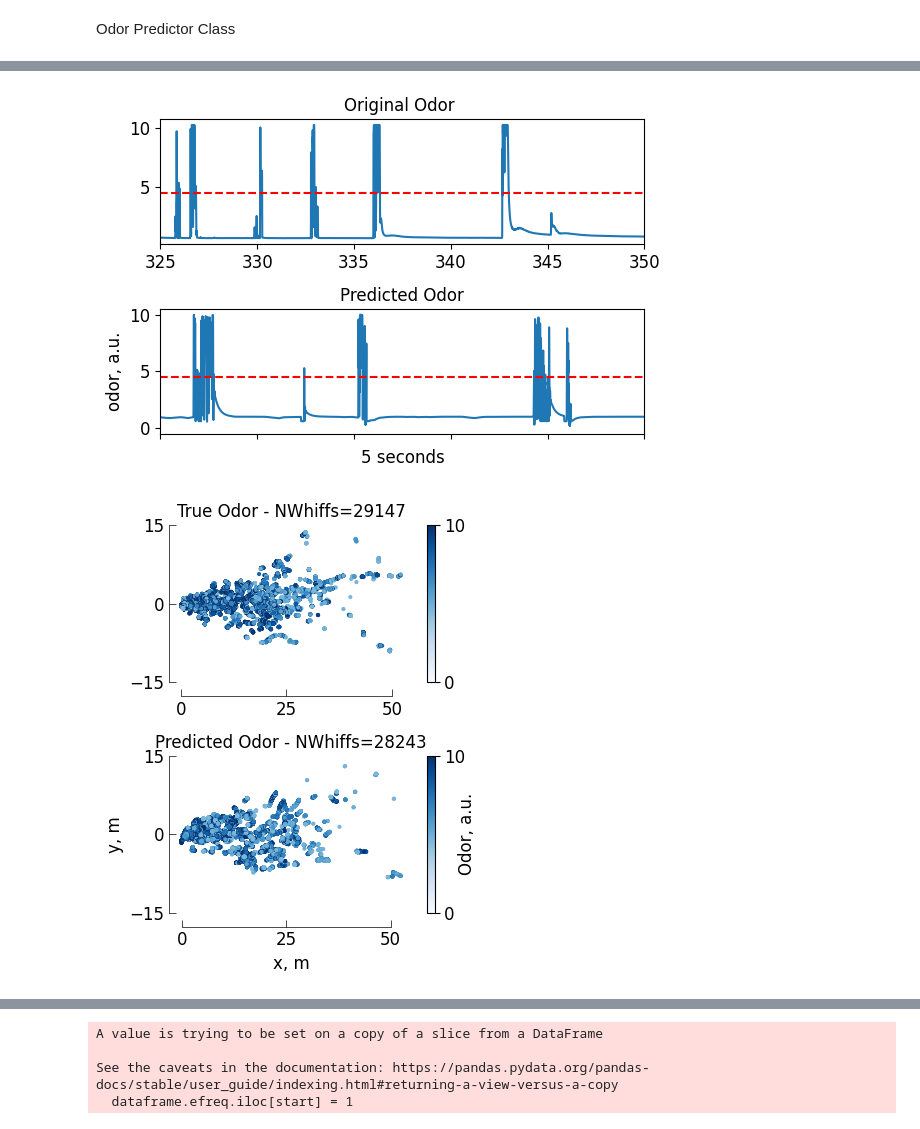
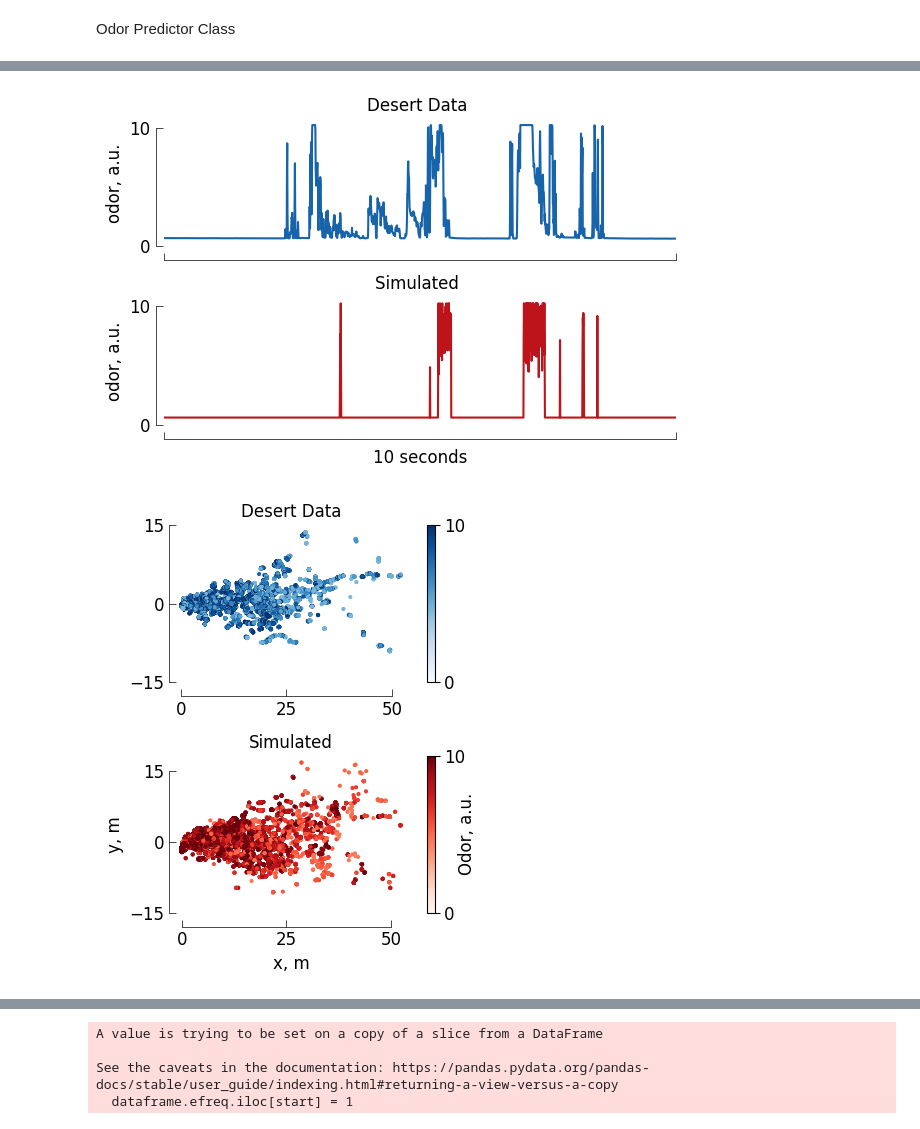
Before and after one commit to arunavanag591/COSMOS, a Jupyter notebook: mapping_hws.ipynb, the cells around one changed output, grey strips where cells are left out. Cells and saved outputs as stored; diff of their text form; code cells hidden in the pictures.

```diff
--- a/mapping_hws.ipynb
+++ b/mapping_hws.ipynb
@@ -818,34 +918,45 @@ new_test_df2.reset_index(inplace=True, drop=True)
 
 # f.tight_layout()
 # %%
-f,(ax1,ax2)= plt.subplots(2,1,figsize=(6,4))
-ax1.plot(df_test.time, df_test.odor, label='original')
-ax2.plot(df_test.time, df_test.predicted_odor, label='predicted')
-ax1.axhline(4.5, color = 'r', linestyle = '--')
-ax2.axhline(4.5, color = 'r', linestyle = '--')
-limit = (325,350)
-ax1.set_xlim(limit)
-ax2.set_xlim(limit)
+f,ax= plt.subplots(2,1,figsize=(6,4))
+ax[0].plot(df_test.time, df_test.odor, label='original', c='#1764ab')
+ax[1].plot(df_test.time, df_test.predicted_odor, label='predicted', c='#bc141a')
+# ax[0].axhline(4.5, color = 'r', linestyle = '--')
+# ax[1].axhline(4.5, color = 'r', linestyle = '--')
+limit = (360,370)
+ax[0].set_xlim(limit)
+ax[1].set_xlim(limit)
 
 # ax2.set_ylim(0,11)
-ax2.set_ylabel('odor, a.u.')
-ax2.set_xlabel('5 seconds')
-ax1.set_title('Original Odor ')
-ax2.set_title('Predicted Odor')
-ax2.set_xticklabels([])
-mpl_functions.set_fontsize(f,12)
+ax[0].set_ylabel('odor, a.u.')
+ax[1].set_ylabel('odor, a.u.')
+ax[1].set_xlabel('10 seconds')
+ax[0].set_title('Desert Data ')
+ax[1].set_title('Simulated ')
+ax[0].set_xticklabels([])
+ax[1].set_xticklabels([])
+for i in range(2):
+    mpl_functions.adjust_spines(ax[i],['left','bottom'],
+                            spine_locations={'left': 6},
+                            smart_bounds=True,
+                            xticks=[360,370],
+                            yticks=[0, 10],
+                            linewidth=0.5)
+    mpl_functions.set_fontsize(ax[i],12)
 f.tight_layout()
 # %% [output]
-[figure, old version]
+[figure, new version]
 # %%
 # df_test.loc[(df_test['time'] >= 120) & (df_test['time'] <= 122), 'odor'].mean()
 # %%
 f, ax = plt.subplots(2, 1, figsize=(4, 5))
 
 cax1 = ax[0].scatter(new_test_df1.distance_along_streakline, new_test_df1.nearest_from_streakline, c=new_test_df1.odor, s = 4, cmap='Blues', vmin=0, vmax=10)
-cax2 = ax[1].scatter(new_test_df2.distance_along_streakline, new_test_df2.nearest_from_streakline, c=new_test_df2.predicted_odor, s = 4, cmap='Blues', vmin=0, vmax=10)
-ax[0].set_title('True Odor - NWhiffs='+str(len(new_test_df1)))
-ax[1].set_title('Predicted Odor - NWhiffs='+str(len(new_test_df2)))
+cax2 = ax[1].scatter(new_test_df2.distance_along_streakline, new_test_df2.nearest_from_streakline, c=new_test_df2.predicted_odor, s = 4, cmap='Reds', vmin=0, vmax=10)
+# ax[0].set_title('True Odor - NWhiffs='+str(len(new_test_df1)))
+# ax[1].set_title('Predicted Odor - NWhiffs='+str(len(new_test_df2)))
+ax[0].set_title('Desert Data')
+ax[1].set_title('Simulated')
 ax[1].set_xlabel('x, m')
 ax[1].set_ylabel('y, m')
 cb1=plt.colorbar(cax1)
@@ -865,7 +976,7 @@ for i in range(2):
 
 f.tight_layout()
 # %% [output]
-[figure, old version]
+[figure, new version]
 # %%
 n_bins = 20
 
```
Also changed, not shown: parts of 11 cells of this notebook, 5 other files.
